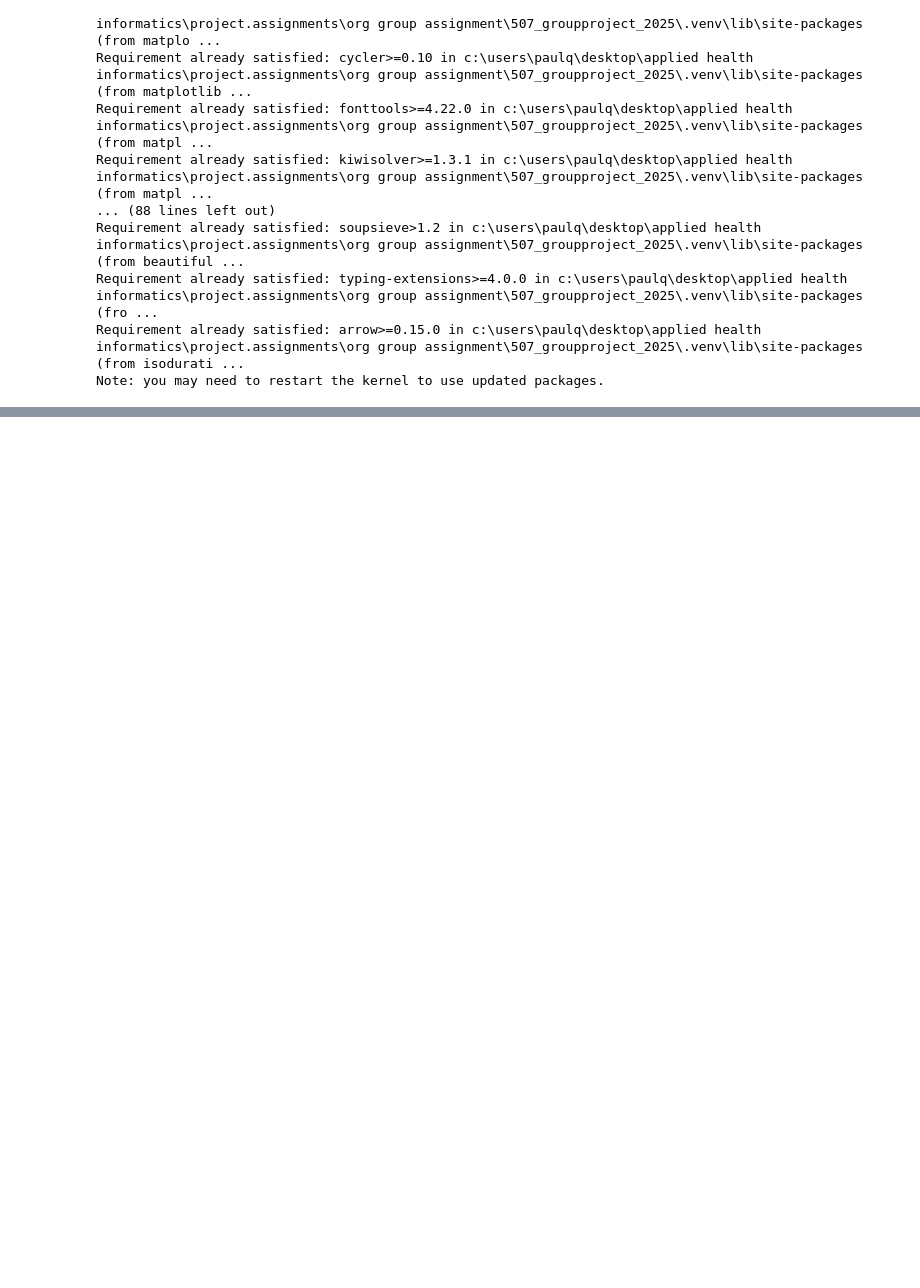
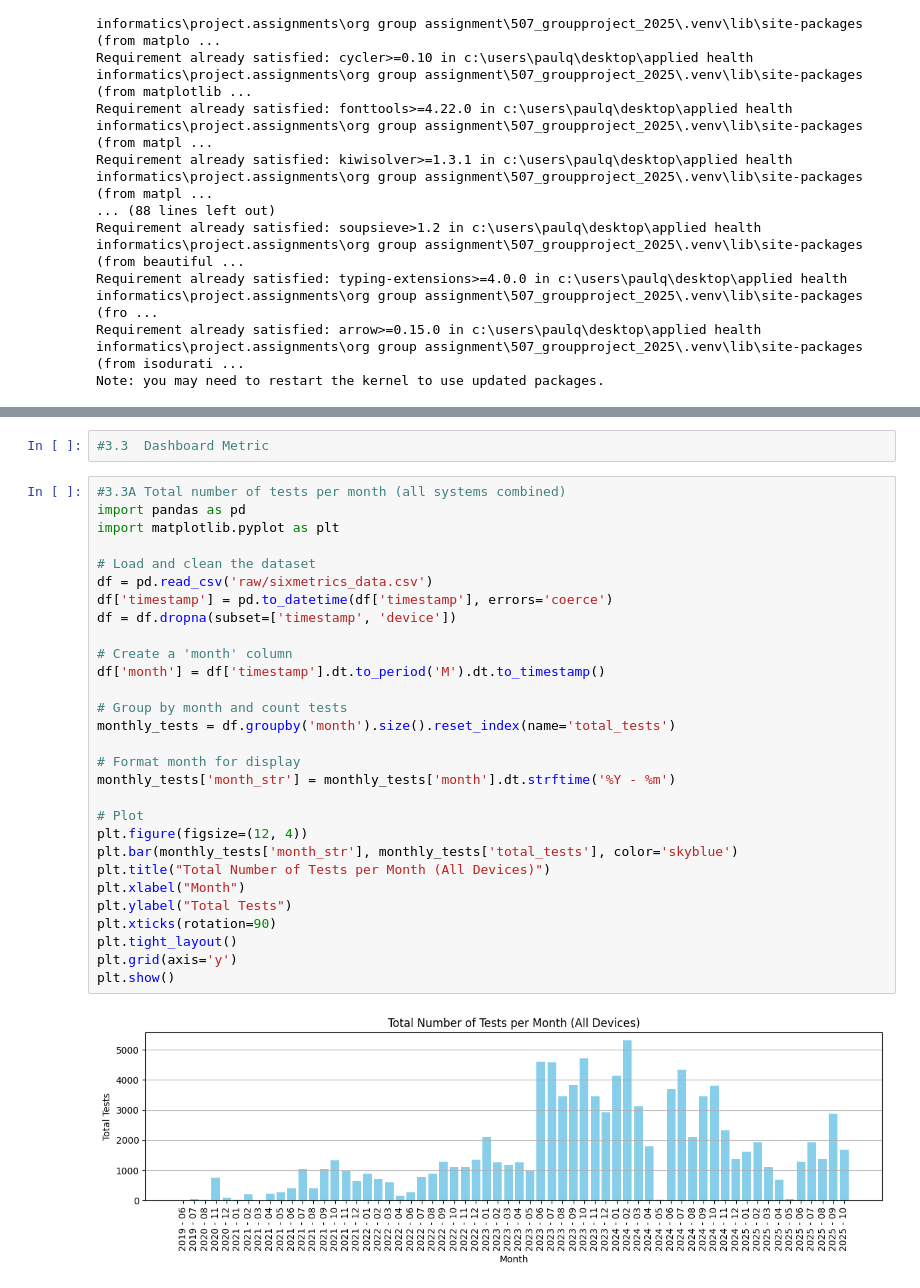
Before and after one commit to briggsprashar/sports_metric_analysis, a Jupyter notebook: part3_viz_comparison.ipynb, the cells around one changed output, grey strips where cells are left out. Drawn from its saved outputs; the diff is of its cells as text; blank space fills up the shorter version.

```diff
--- a/part3_viz_comparison.ipynb
+++ b/part3_viz_comparison.ipynb
@@ -246,0 +147,33 @@ Best and worst performance dates for PLAYER_755:
+# %%
+#3.3  Dashboard Metric
+# %%
+#3.3A Total number of tests per month (all systems combined)
+import pandas as pd
+import matplotlib.pyplot as plt
+
+# Load and clean the dataset
+df = pd.read_csv('raw/sixmetrics_data.csv')
+df['timestamp'] = pd.to_datetime(df['timestamp'], errors='coerce')
+df = df.dropna(subset=['timestamp', 'device'])
+
+# Create a 'month' column
+df['month'] = df['timestamp'].dt.to_period('M').dt.to_timestamp()
+
+# Group by month and count tests
+monthly_tests = df.groupby('month').size().reset_index(name='total_tests')
+
+# Format month for display
+monthly_tests['month_str'] = monthly_tests['month'].dt.strftime('%Y - %m')
+
+# Plot
+plt.figure(figsize=(12, 4))
+plt.bar(monthly_tests['month_str'], monthly_tests['total_tests'], color='skyblue')
+plt.title("Total Number of Tests per Month (All Devices)")
+plt.xlabel("Month")
+plt.ylabel("Total Tests")
+plt.xticks(rotation=90)
+plt.tight_layout()
+plt.grid(axis='y')
+plt.show()
+# %% [output]
+[figure, added]
```
Also changed, not shown: parts of 18 cells of this notebook, 1 other file.
